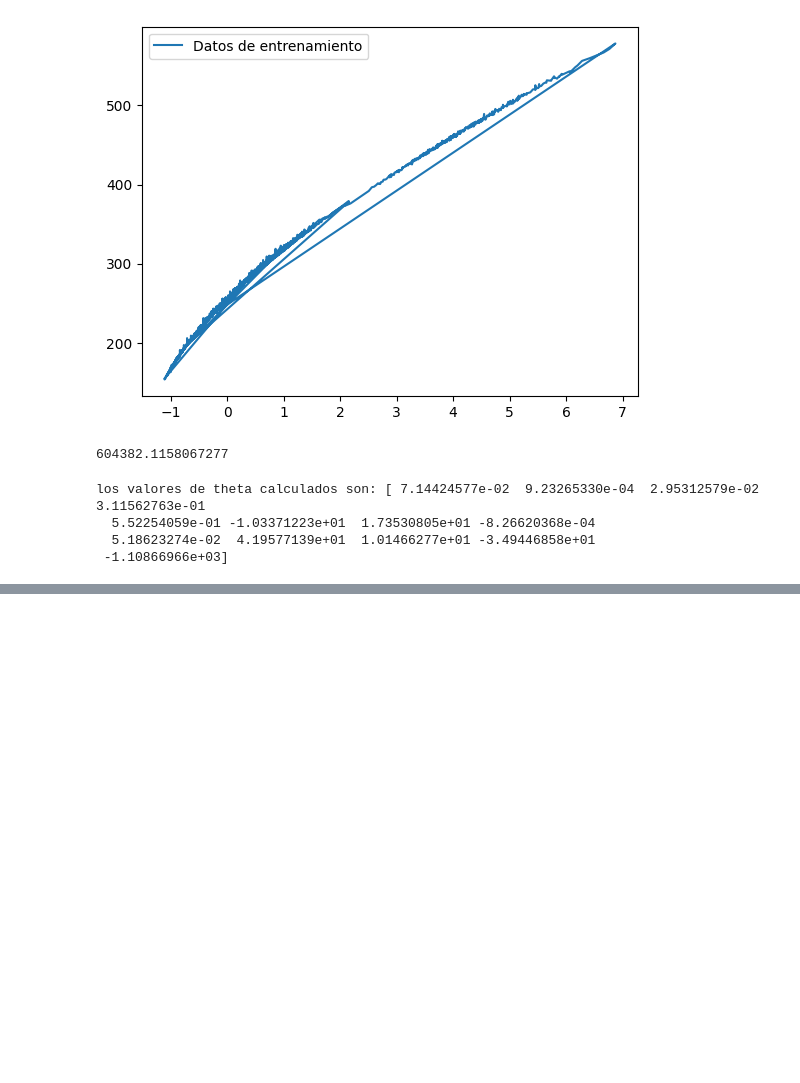
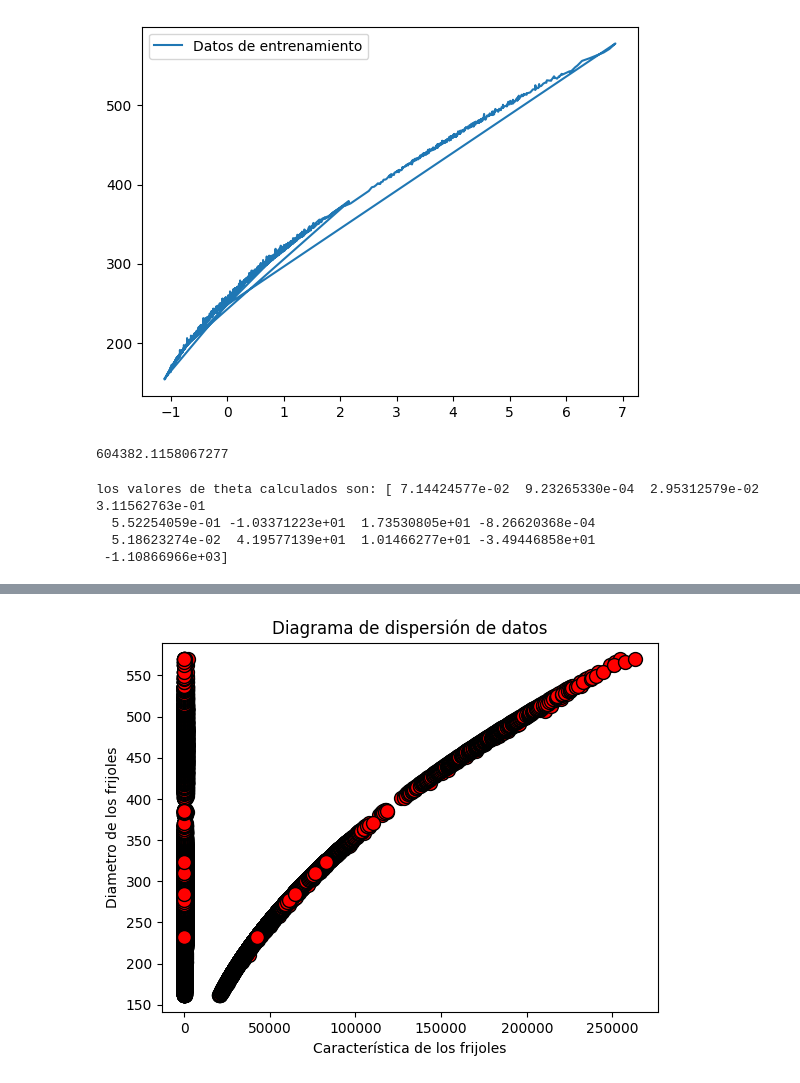
Before and after one commit to RodrigoLoayzaCoronado/SIS420-Inteligencia-Artificial, a Jupyter notebook: Laboratorio1/Laboratorio1_ejemplo1.ipynb, the cells around one changed output, grey strips where cells are left out. Saved outputs shown, nothing was run; the diff lists cells and outputs as text; code cells hidden in the pictures; blank space fills up the shorter version.

```diff
--- a/Laboratorio1/Laboratorio1_ejemplo1.ipynb
+++ b/Laboratorio1/Laboratorio1_ejemplo1.ipynb
@@ -172,0 +194,20 @@ NameError: name 'theta' is not defined
+# %%
+
+# Leer datos
+data = np.loadtxt('RijolesSecosDataset.csv', delimiter=',')
+
+# Definir X y y
+X = data[:, :12]  # Todas las columnas excepto la última (EquivDiameter)
+y = data[:, 12]   # Última columna (EquivDiameter)
+
+# Graficar datos
+xlabel = ["Area", "Perimeter", "MajorAxisLength", "MinorAxisLength", "AspectRation", "Eccentricity", "ConvexArea", "Extent", "Solidity", "roundness", "Compactness", "ShapeFactor1"]
+ylabel = "EquivDiameter"
+
+for i in range(X.shape[1]):
+    graficarDatos(X[:, i], y, xlabel[i], ylabel)
+
+# Graficar combinación de características
+combinaciones = [(0, 1), (0, 2), (1, 2)]
+for combo in combinaciones:
+    graficarDatos(X[:, combo[0]], X[:, combo[1]], xlabel[combo[0]], xlabel[combo[1]])
@@ -172,0 +228,12 @@ NameError: name 'theta' is not defined
+# %%
+def plotData(x, y):
+    fig = pyplot.figure()
+    pyplot.plot(x, y, 'ro', ms=10, mec='k')
+    pyplot.xlabel('Característica de los frijoles')  # Modifica según tus características
+    pyplot.ylabel('Diametro de los frijoles')  # Modifica según tus valores objetivo
+    pyplot.title('Diagrama de dispersión de datos')  # Añade un título adecuado
+    pyplot.show()
+# %%
+plotData(X,y)
+# %% [output]
+[figure, added]
```
Also changed, not shown: parts of 16 cells of this notebook.
